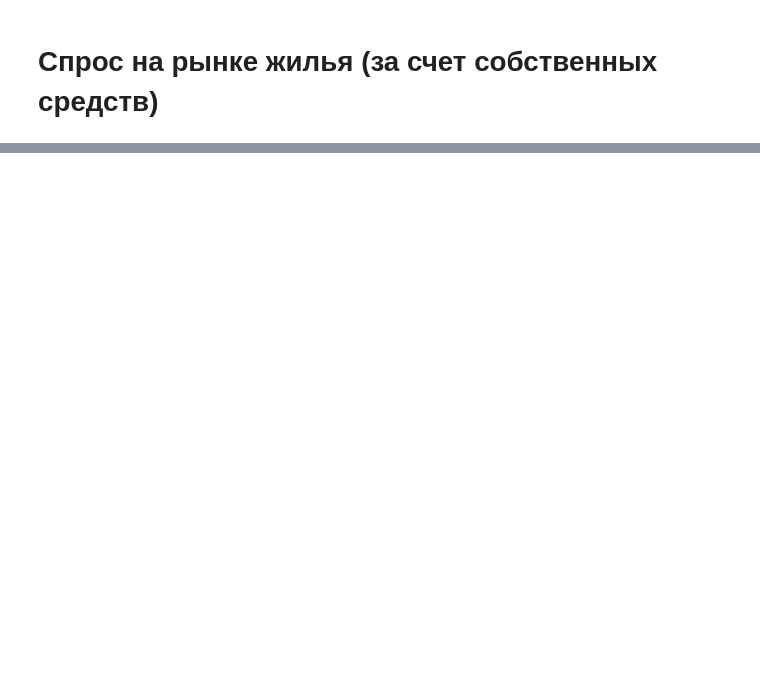
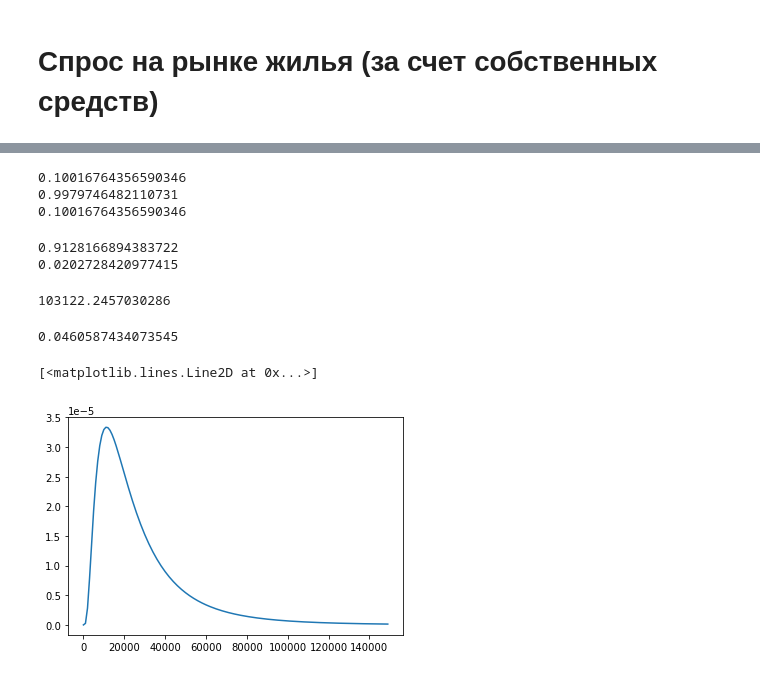
Before and after one commit to amsergeev/AIGK_j, a Jupyter notebook: DEMAND_OM_MODEL/demand_own_money_model.ipynb, the cells around one changed output, grey strips where cells are left out. Drawn from its saved outputs; the diff is of its cells as text; code cells hidden in the pictures; blank space fills up the shorter version.

```diff
--- a/DEMAND_OM_MODEL/demand_own_money_model.ipynb
+++ b/DEMAND_OM_MODEL/demand_own_money_model.ipynb
@@ -41,0 +249,30 @@ pdf
+# %%
+print(1-quad(lnorm, 0, 75929, args=(s0, 0, np.exp(m0)))[0]/income_mean)
+print(1-quad(lnorm_, 0, 75929, args=(s0, 0, np.exp(m0)))[0]/income_mean*np.log(75929))
+print(1-quad(norm2, 0, 75929, args=(s0, 0, m2))[0]/income_mean)
+# %% [output]
+0.10016764356590346
+0.9979746482110731
+0.10016764356590346
+# %%
+print(1-lognorm.cdf(75929, s=s0, scale=m2)/np.log(75929))
+print(lognorm.sf(75929, s=s0, scale=m2))
+# %% [output]
+0.9128166894383722
+0.0202728420977415
+# %%
+lognorm(s=s0, scale=income_mean).ppf(0.98)
+# %% [output]
+103122.2457030286
+# %%
+print(1-quad(norm2, 0, lognorm(s=s0, scale=income_mean).ppf(0.98), args=(s0, 0, m2))[0]/income_mean)
+# %% [output]
+0.0460587434073545
+# %%
+lst=list(range(0, 150000, 1000))
+lgn=lognorm(s=s0, scale=income_mean)
+lstl=[lgn.pdf(x) for x in lst]
+plt.plot(lst, lstl)
+# %% [output]
+[<matplotlib.lines.Line2D at 0x...>]
+[figure, added]
```
Also changed, not shown: parts of 11 cells of this notebook, 2 other files.
